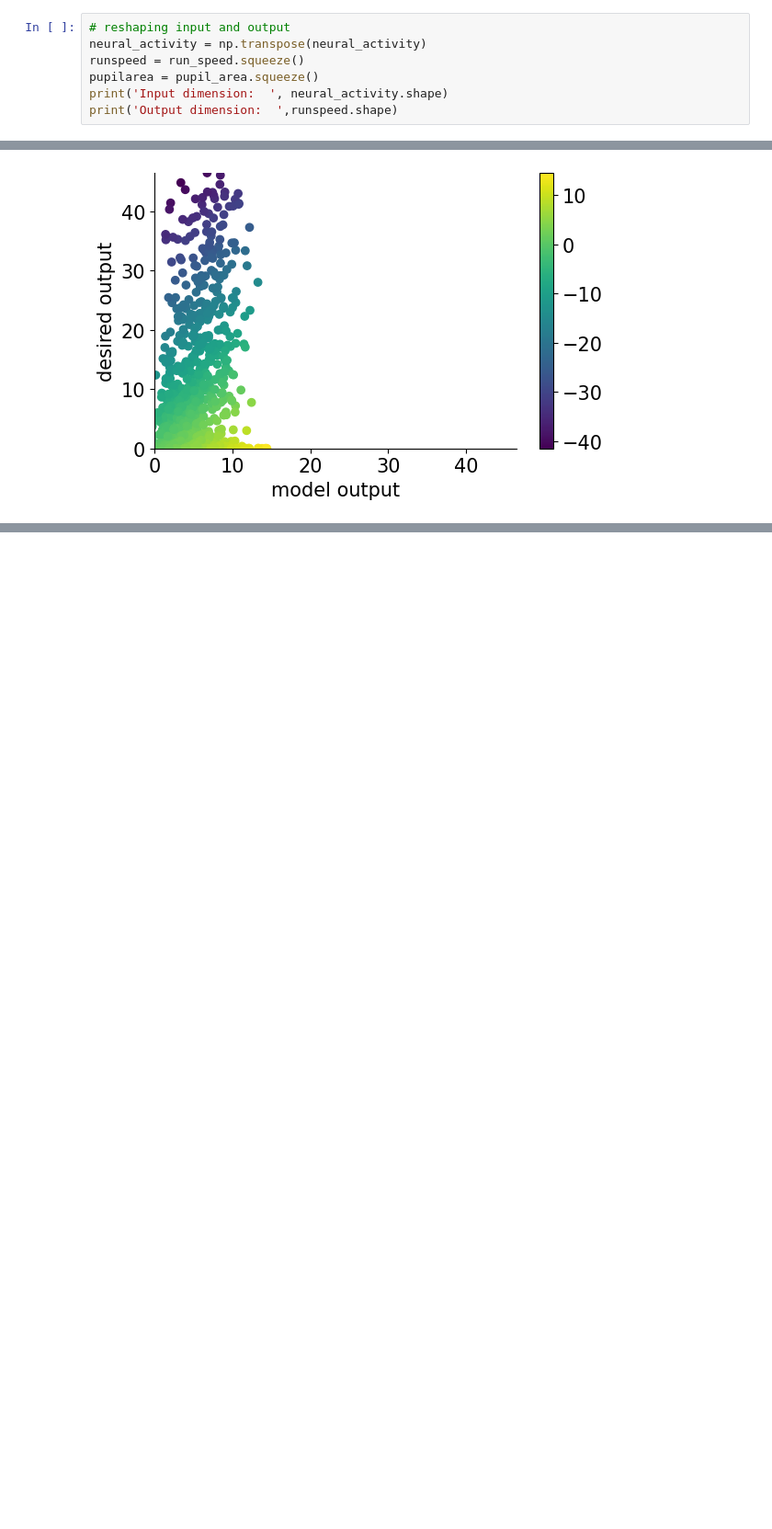
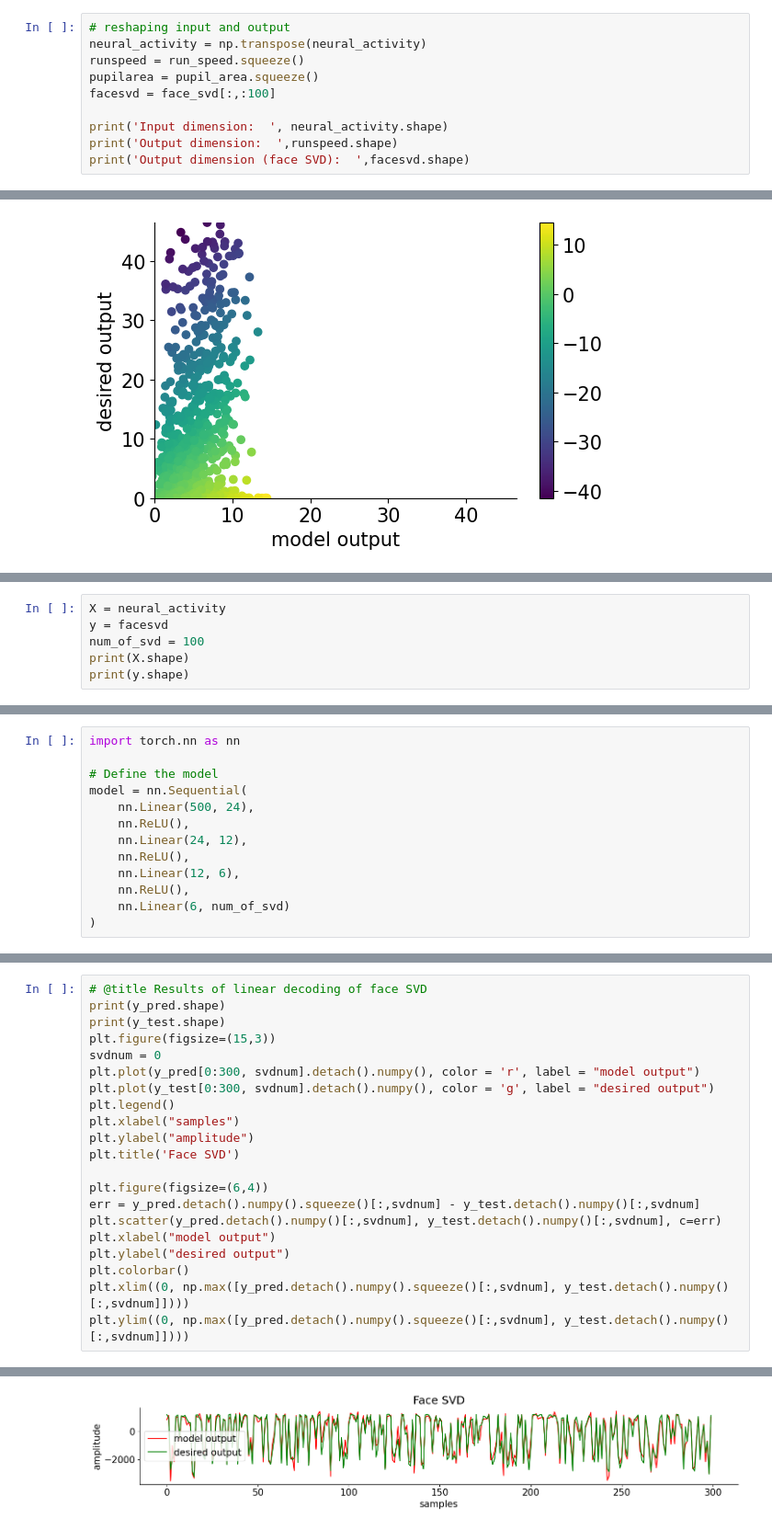
Before and after one commit to gbaghdadi/NeuromatchDeepLearningProject, a Jupyter notebook: NMAproject2023_PytorchRegression_StringerData.ipynb, the cells around one changed output, grey strips where cells are left out. Shown at 92% size. Cells and saved outputs as stored; diff of their text form; blank space fills up the shorter version.

```diff
--- a/NMAproject2023_PytorchRegression_StringerData.ipynb
+++ b/NMAproject2023_PytorchRegression_StringerData.ipynb
@@ -76,8 +80,11 @@ Output dimension:   (7018, 1)
 neural_activity = np.transpose(neural_activity)
 runspeed = run_speed.squeeze()
 pupilarea = pupil_area.squeeze()
+facesvd = face_svd[:,:100]
+
 print('Input dimension:  ', neural_activity.shape)
 print('Output dimension:  ',runspeed.shape)
+print('Output dimension (face SVD):  ',facesvd.shape)
 # %% [output]
 Input dimension:   (7018, 11983)
 Output dimension:   (7018,)
@@ -252,0 +252,6 @@ torch.Size([2106])
+# %%
+X = neural_activity
+y = facesvd
+num_of_svd = 100
+print(X.shape)
+print(y.shape)
@@ -252,0 +261,13 @@ torch.Size([2106])
+# %%
+import torch.nn as nn
+
+# Define the model
+model = nn.Sequential(
+    nn.Linear(500, 24),
+    nn.ReLU(),
+    nn.Linear(24, 12),
+    nn.ReLU(),
+    nn.Linear(12, 6),
+    nn.ReLU(),
+    nn.Linear(6, num_of_svd)
+)
@@ -340,0 +371,22 @@ RMSE: 0.69
+# %%
+# @title Results of linear decoding of face SVD
+print(y_pred.shape)
+print(y_test.shape)
+plt.figure(figsize=(15,3))
+svdnum = 0
+plt.plot(y_pred[0:300, svdnum].detach().numpy(), color = 'r', label = "model output")
+plt.plot(y_test[0:300, svdnum].detach().numpy(), color = 'g', label = "desired output")
+plt.legend()
+plt.xlabel("samples")
+plt.ylabel("amplitude")
+plt.title('Face SVD')
+
+plt.figure(figsize=(6,4))
+err = y_pred.detach().numpy().squeeze()[:,svdnum] - y_test.detach().numpy()[:,svdnum]
+plt.scatter(y_pred.detach().numpy()[:,svdnum], y_test.detach().numpy()[:,svdnum], c=err)
+plt.xlabel("model output")
+plt.ylabel("desired output")
+plt.colorbar()
+plt.xlim((0, np.max([y_pred.detach().numpy().squeeze()[:,svdnum], y_test.detach().numpy()[:,svdnum]])))
+plt.ylim((0, np.max([y_pred.detach().numpy().squeeze()[:,svdnum], y_test.detach().numpy()[:,svdnum]])))
+# %% [output]
@@ -340,0 +396 @@ RMSE: 0.69
+[figure, added]
```
Also changed, not shown: parts of 10 cells of this notebook.
